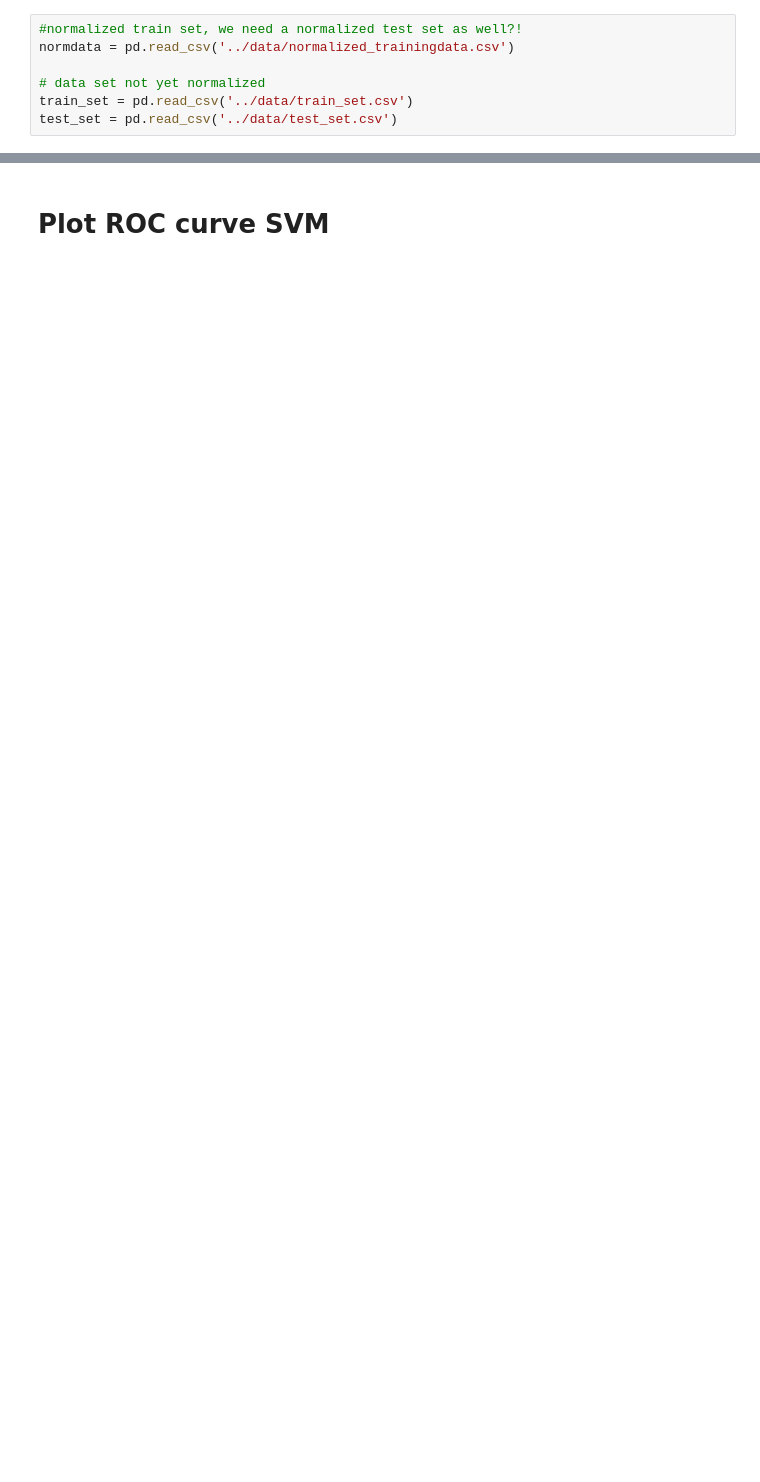
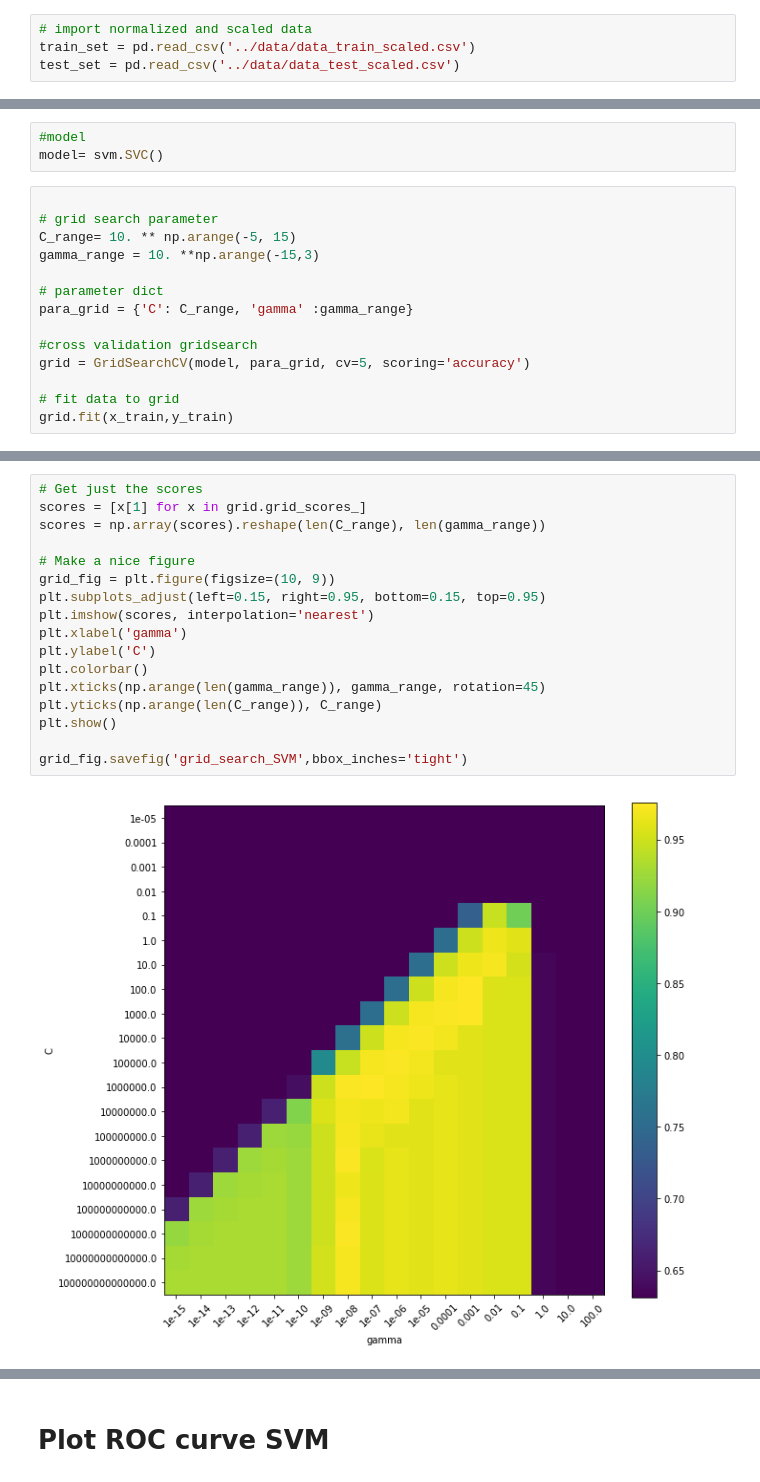
Before and after one commit to Machine-Learning-Group30/Project-Breast-Cancer, a Jupyter notebook: notebook/SVM.ipynb, the cells around one changed output, grey strips where cells are left out. Saved outputs shown, nothing was run; the diff lists cells and outputs as text; blank space fills up the shorter version.

```diff
--- a/notebook/SVM.ipynb
+++ b/notebook/SVM.ipynb
@@ -9,7 +15,4 @@ import matplotlib.pyplot as plt
 # %%
-#normalized train set, we need a normalized test set as well?!
-normdata = pd.read_csv('../data/normalized_trainingdata.csv')
-
-# data set not yet normalized
-train_set = pd.read_csv('../data/train_set.csv')
-test_set = pd.read_csv('../data/test_set.csv')
+# import normalized and scaled data
+train_set = pd.read_csv('../data/data_train_scaled.csv')
+test_set = pd.read_csv('../data/data_test_scaled.csv')
@@ -36,0 +35,17 @@ accuracy_score(y_test, y_predicted)
+# %%
+#model
+model= svm.SVC()
+# %%
+
+# grid search parameter
+C_range= 10. ** np.arange(-5, 15)
+gamma_range = 10. **np.arange(-15,3)
+
+# parameter dict
+para_grid = {'C': C_range, 'gamma' :gamma_range}
+
+#cross validation gridsearch
+grid = GridSearchCV(model, para_grid, cv=5, scoring='accuracy')
+
+# fit data to grid
+grid.fit(x_train,y_train)
@@ -36,0 +72,19 @@ accuracy_score(y_test, y_predicted)
+# %%
+# Get just the scores
+scores = [x[1] for x in grid.grid_scores_]
+scores = np.array(scores).reshape(len(C_range), len(gamma_range))
+
+# Make a nice figure
+grid_fig = plt.figure(figsize=(10, 9))
+plt.subplots_adjust(left=0.15, right=0.95, bottom=0.15, top=0.95)
+plt.imshow(scores, interpolation='nearest')
+plt.xlabel('gamma')
+plt.ylabel('C')
+plt.colorbar()
+plt.xticks(np.arange(len(gamma_range)), gamma_range, rotation=45)
+plt.yticks(np.arange(len(C_range)), C_range)
+plt.show()
+
+grid_fig.savefig('grid_search_SVM',bbox_inches='tight')
+# %% [output]
+[figure, added]
```
Also changed, not shown: parts of 20 cells of this notebook, 6 other files.
